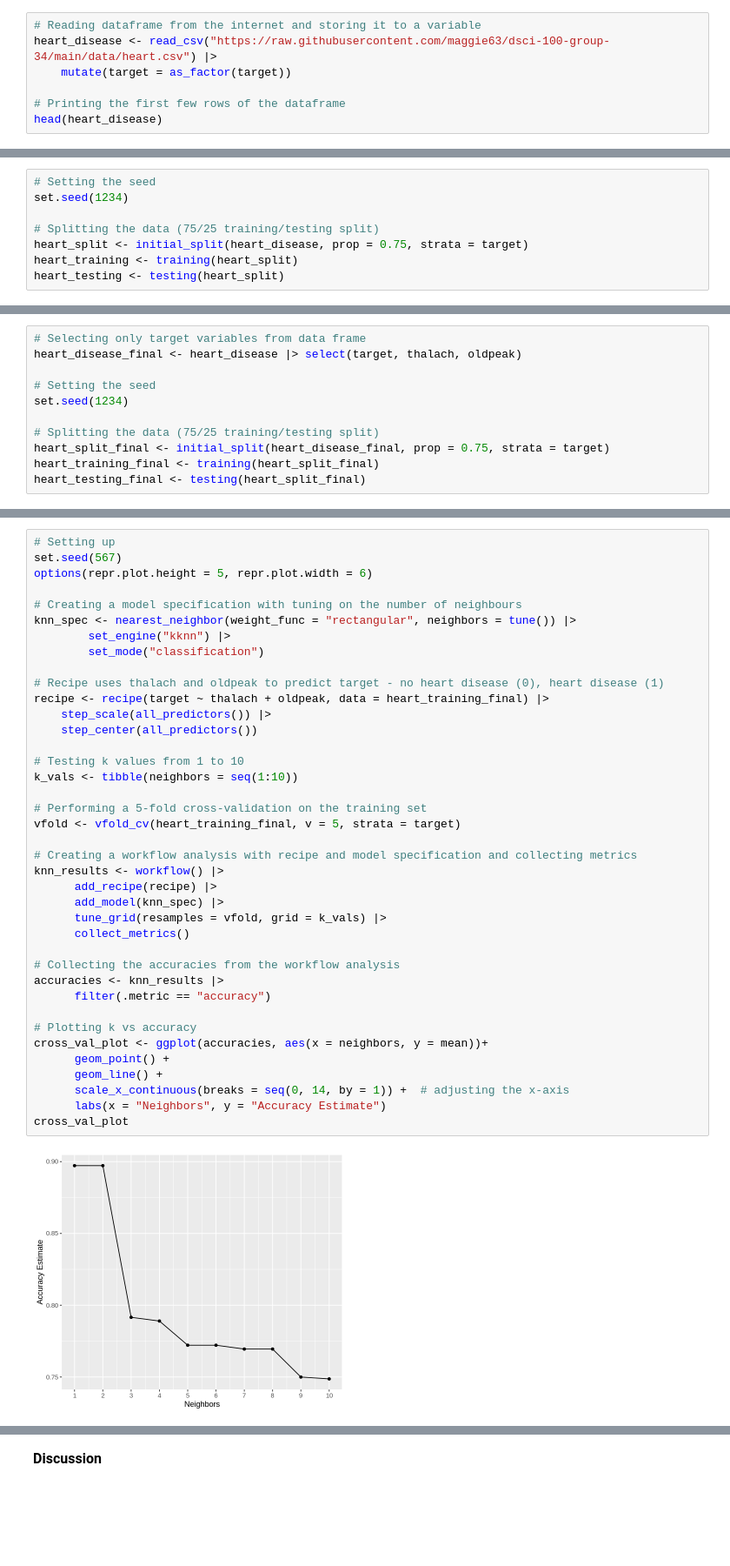
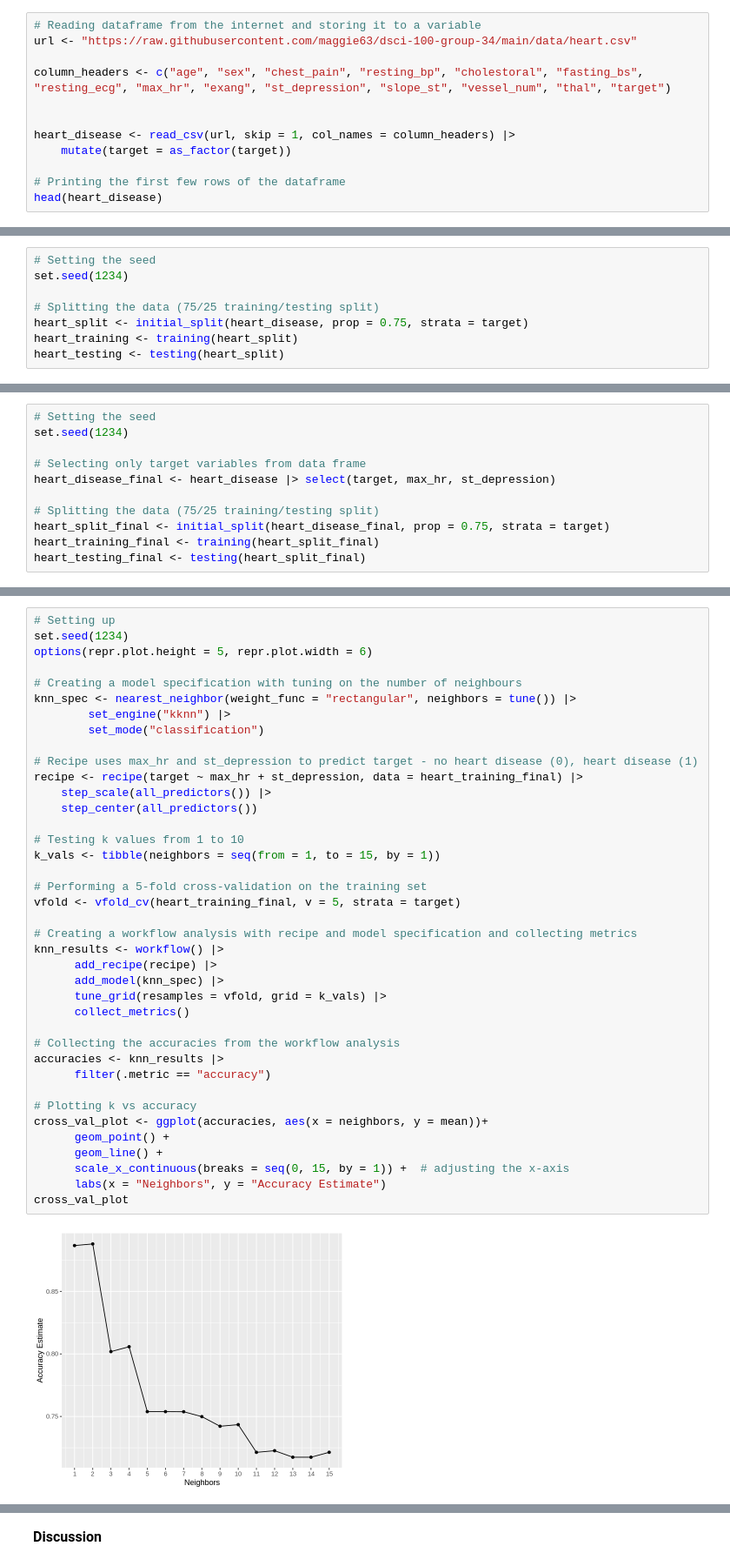
Before and after one commit to maggie63/dsci-100-group-34, a Jupyter notebook: report.ipynb, the cells around one changed output, grey strips where cells are left out. Shown: that part at 87% size. Drawn from its saved outputs; the diff is of its cells as text; blank space fills up the shorter version.

Commit message:
Formatting
Incorporated all methods into results and graphs. Changed column names. Added table values.  Fixed seeds. Updated accuracies.

```diff
--- a/report.ipynb
+++ b/report.ipynb
@@ -43,6 +25,11 @@ library(patchwork)
 # %%
 # Reading dataframe from the internet and storing it to a variable
-heart_disease <- read_csv("https://raw.githubusercontent.com/maggie63/dsci-100-group-34/main/data/heart.csv") |>
+url <- "https://raw.githubusercontent.com/maggie63/dsci-100-group-34/main/data/heart.csv"
+
+column_headers <- c("age", "sex", "chest_pain", "resting_bp", "cholestoral", "fasting_bs", "resting_ecg", "max_hr", "exang", "st_depression", "slope_st", "vessel_num", "thal", "target")
+
+
+heart_disease <- read_csv(url, skip = 1, col_names = column_headers) |>
     mutate(target = as_factor(target))
 
 # Printing the first few rows of the dataframe
@@ -136,9 +141,9 @@ heart_plot
 # %%
-# Selecting only target variables from data frame
-heart_disease_final <- heart_disease |> select(target, thalach, oldpeak)
-
 # Setting the seed
 set.seed(1234)
+
+# Selecting only target variables from data frame
+heart_disease_final <- heart_disease |> select(target, max_hr, st_depression)
 
 # Splitting the data (75/25 training/testing split)
 heart_split_final <- initial_split(heart_disease_final, prop = 0.75, strata = target)
@@ -147,41 +154,41 @@ heart_testing_final <- testing(heart_split_final)
 # %%
 # Setting up
-set.seed(567)
+set.seed(1234)
 options(repr.plot.height = 5, repr.plot.width = 6)
 
 # Creating a model specification with tuning on the number of neighbours
 knn_spec <- nearest_neighbor(weight_func = "rectangular", neighbors = tune()) |>
         set_engine("kknn") |>
         set_mode("classification")
 
-# Recipe uses thalach and oldpeak to predict target - no heart disease (0), heart disease (1)
-recipe <- recipe(target ~ thalach + oldpeak, data = heart_training_final) |>
+# Recipe uses max_hr and st_depression to predict target - no heart disease (0), heart disease (1)
+recipe <- recipe(target ~ max_hr + st_depression, data = heart_training_final) |>
     step_scale(all_predictors()) |>
     step_center(all_predictors())
 
 # Testing k values from 1 to 10
-k_vals <- tibble(neighbors = seq(1:10))
+k_vals <- tibble(neighbors = seq(from = 1, to = 15, by = 1))
 
 # Performing a 5-fold cross-validation on the training set
 vfold <- vfold_cv(heart_training_final, v = 5, strata = target)
 
 # Creating a workflow analysis with recipe and model specification and collecting metrics
 knn_results <- workflow() |>
       add_recipe(recipe) |>
       add_model(knn_spec) |>
       tune_grid(resamples = vfold, grid = k_vals) |>
       collect_metrics()
 
 # Collecting the accuracies from the workflow analysis
 accuracies <- knn_results |>
       filter(.metric == "accuracy")
 
 # Plotting k vs accuracy
 cross_val_plot <- ggplot(accuracies, aes(x = neighbors, y = mean))+
       geom_point() +
       geom_line() +
-      scale_x_continuous(breaks = seq(0, 14, by = 1)) +  # adjusting the x-axis
+      scale_x_continuous(breaks = seq(0, 15, by = 1)) +  # adjusting the x-axis
       labs(x = "Neighbors", y = "Accuracy Estimate")
 cross_val_plot
 # %% [output]
-[figure, old version]
+[figure, new version]
```
Also changed, not shown: parts of 21 cells of this notebook.
